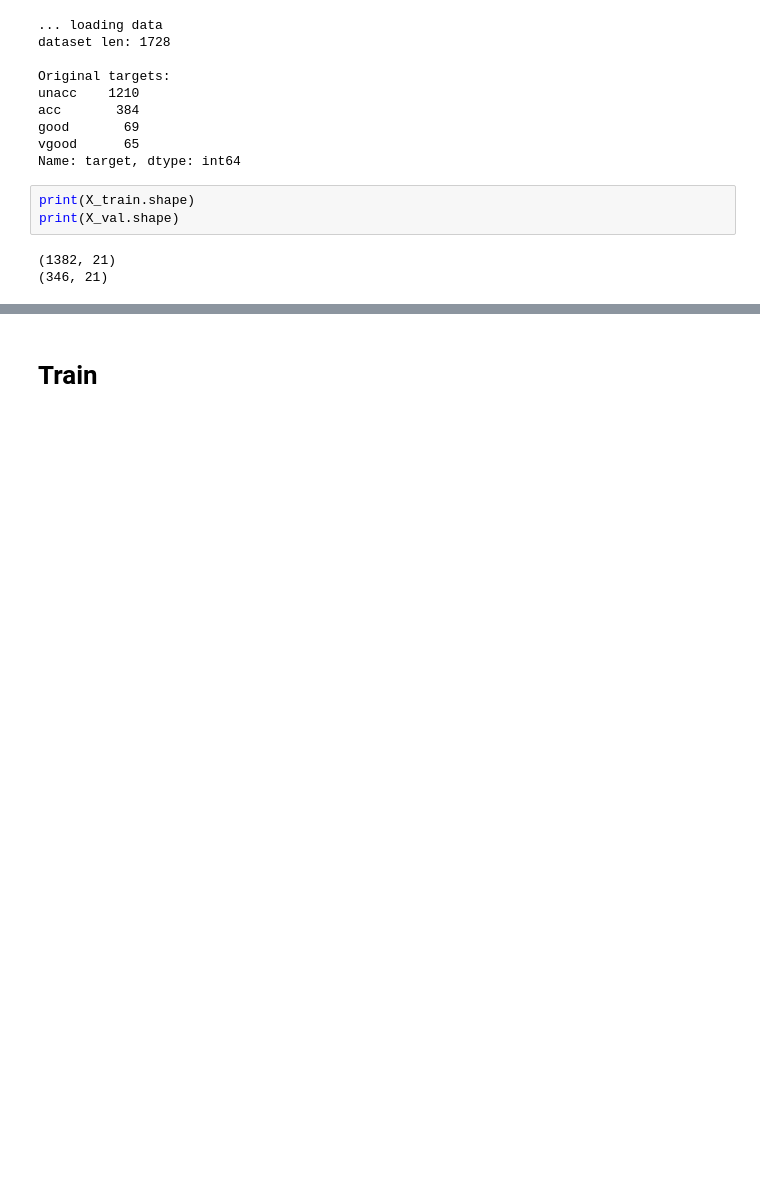
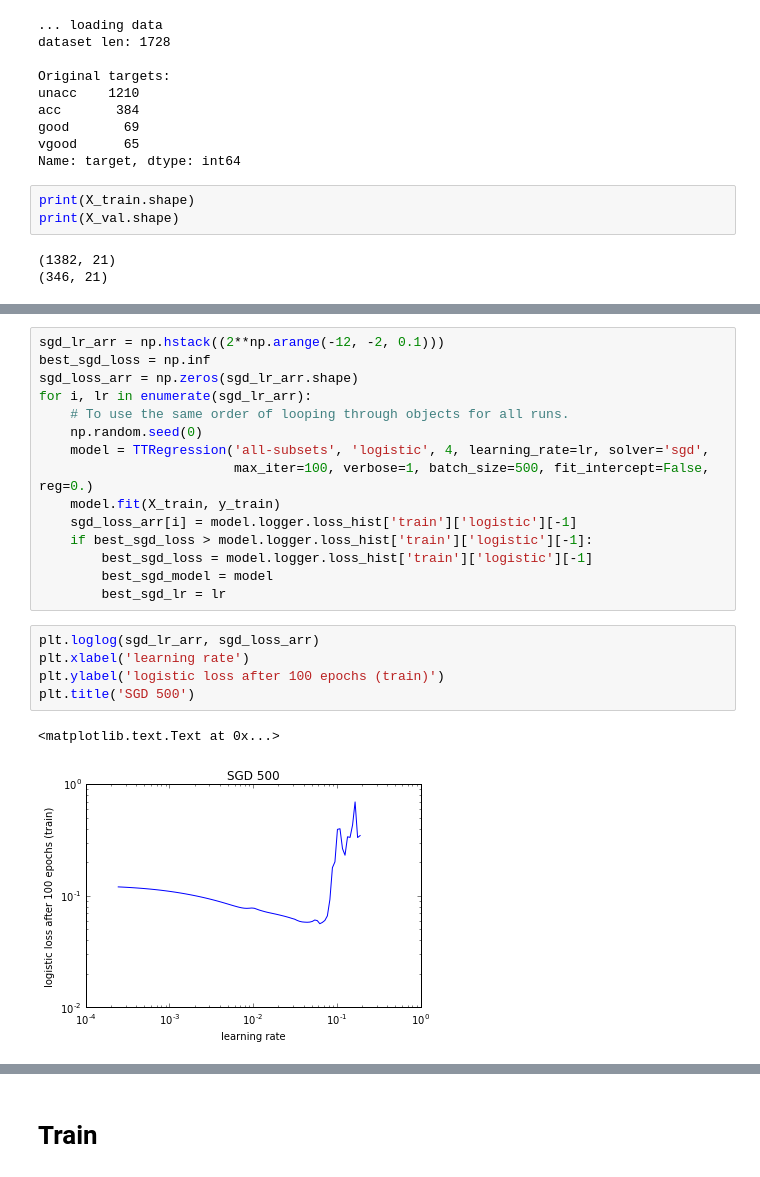
Before and after one commit to Bihaqo/exp-machines, a Jupyter notebook: experiments/Riemannian_vs_baseline_car.ipynb, the cells around one changed output, grey strips where cells are left out. Saved outputs shown, nothing was run; the diff lists cells and outputs as text; blank space fills up the shorter version.

```diff
--- a/experiments/Riemannian_vs_baseline_car.ipynb
+++ b/experiments/Riemannian_vs_baseline_car.ipynb
@@ -75,0 +113,23 @@ print(X_val.shape)
+# %%
+sgd_lr_arr = np.hstack((2**np.arange(-12, -2, 0.1)))
+best_sgd_loss = np.inf
+sgd_loss_arr = np.zeros(sgd_lr_arr.shape)
+for i, lr in enumerate(sgd_lr_arr):
+    # To use the same order of looping through objects for all runs.
+    np.random.seed(0)
+    model = TTRegression('all-subsets', 'logistic', 4, learning_rate=lr, solver='sgd',
+                         max_iter=100, verbose=1, batch_size=500, fit_intercept=False, reg=0.)
+    model.fit(X_train, y_train)
+    sgd_loss_arr[i] = model.logger.loss_hist['train']['logistic'][-1]
+    if best_sgd_loss > model.logger.loss_hist['train']['logistic'][-1]:
+        best_sgd_loss = model.logger.loss_hist['train']['logistic'][-1]
+        best_sgd_model = model
+        best_sgd_lr = lr
+# %%
+plt.loglog(sgd_lr_arr, sgd_loss_arr)
+plt.xlabel('learning rate')
+plt.ylabel('logistic loss after 100 epochs (train)')
+plt.title('SGD 500')
+# %% [output]
+<matplotlib.text.Text at 0x...>
+[figure, added]
```
Also changed, not shown: parts of 32 cells of this notebook, 3 other files.
